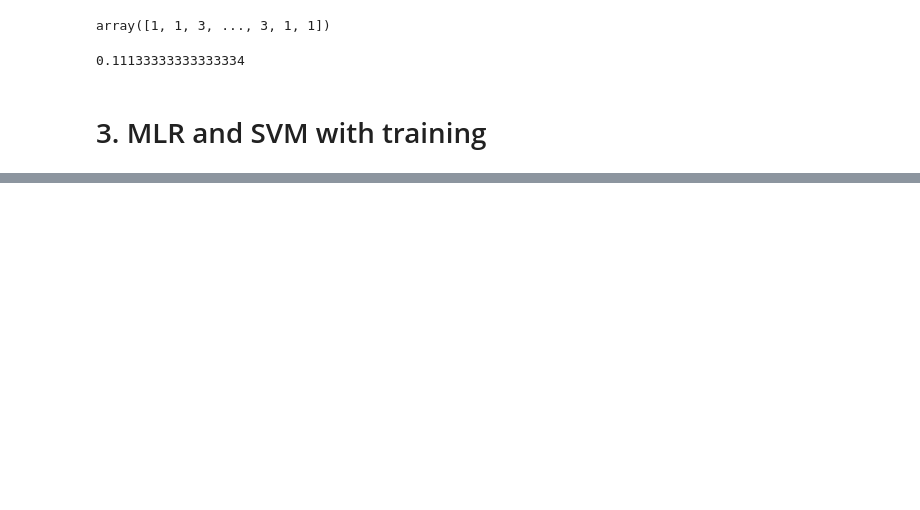
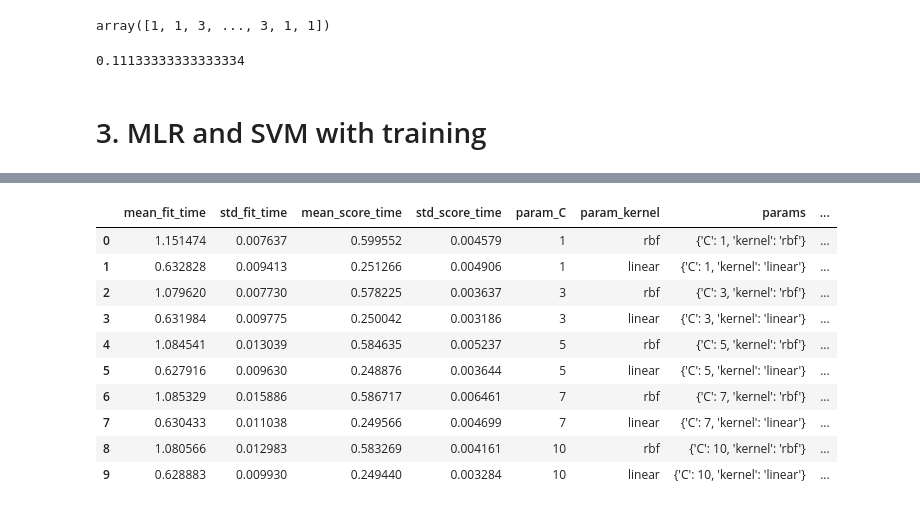
Before and after one commit to MikaSie/Project_Pattern_Recognition, a Jupyter notebook: Pattern_Recognition_Assignment1.ipynb, the cells around one changed output, grey strips where cells are left out. Cells and saved outputs as stored; diff of their text form; code cells hidden in the pictures; blank space fills up the shorter version.

```diff
--- a/Pattern_Recognition_Assignment1.ipynb
+++ b/Pattern_Recognition_Assignment1.ipynb
@@ -218,0 +226,8 @@ Wall time: 51.7 s
+# %%
+clf = GridSearchCV(SVC(), {
+    'C': [1, 3, 5, 7, 10],
+    'kernel': ['rbf','linear']
+    }, cv=5, return_train_score = False)
+
+clf.fit(X_train, y_train)
+clf.cv_results_
@@ -218,0 +257,15 @@ Wall time: 51.7 s
+# %%
+df = pd.DataFrame(clf.cv_results_)
+df
+# %% [output]
+|  | mean_fit_time | std_fit_time | mean_score_time | std_score_time | param_C | param_kernel | params | ... |
+| 0 | 1.151474 | 0.007637 | 0.599552 | 0.004579 | 1 | rbf | {'C': 1, 'kernel': 'rbf'} | ... |
+| 1 | 0.632828 | 0.009413 | 0.251266 | 0.004906 | 1 | linear | {'C': 1, 'kernel': 'linear'} | ... |
+| 2 | 1.079620 | 0.007730 | 0.578225 | 0.003637 | 3 | rbf | {'C': 3, 'kernel': 'rbf'} | ... |
+| 3 | 0.631984 | 0.009775 | 0.250042 | 0.003186 | 3 | linear | {'C': 3, 'kernel': 'linear'} | ... |
+| 4 | 1.084541 | 0.013039 | 0.584635 | 0.005237 | 5 | rbf | {'C': 5, 'kernel': 'rbf'} | ... |
+| 5 | 0.627916 | 0.009630 | 0.248876 | 0.003644 | 5 | linear | {'C': 5, 'kernel': 'linear'} | ... |
+| 6 | 1.085329 | 0.015886 | 0.586717 | 0.006461 | 7 | rbf | {'C': 7, 'kernel': 'rbf'} | ... |
+| 7 | 0.630433 | 0.011038 | 0.249566 | 0.004699 | 7 | linear | {'C': 7, 'kernel': 'linear'} | ... |
+| 8 | 1.080566 | 0.012983 | 0.583269 | 0.004161 | 10 | rbf | {'C': 10, 'kernel': 'rbf'} | ... |
+| 9 | 0.628883 | 0.009930 | 0.249440 | 0.003284 | 10 | linear | {'C': 10, 'kernel': 'linear'} | ... |
```
Also changed, not shown: parts of 8 cells of this notebook.
